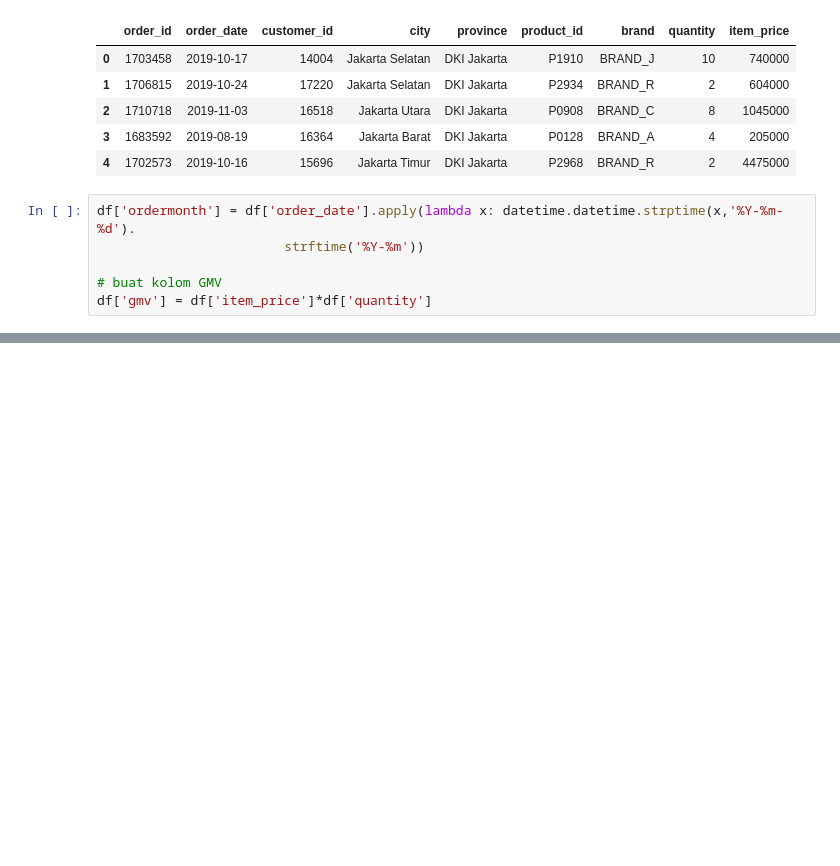
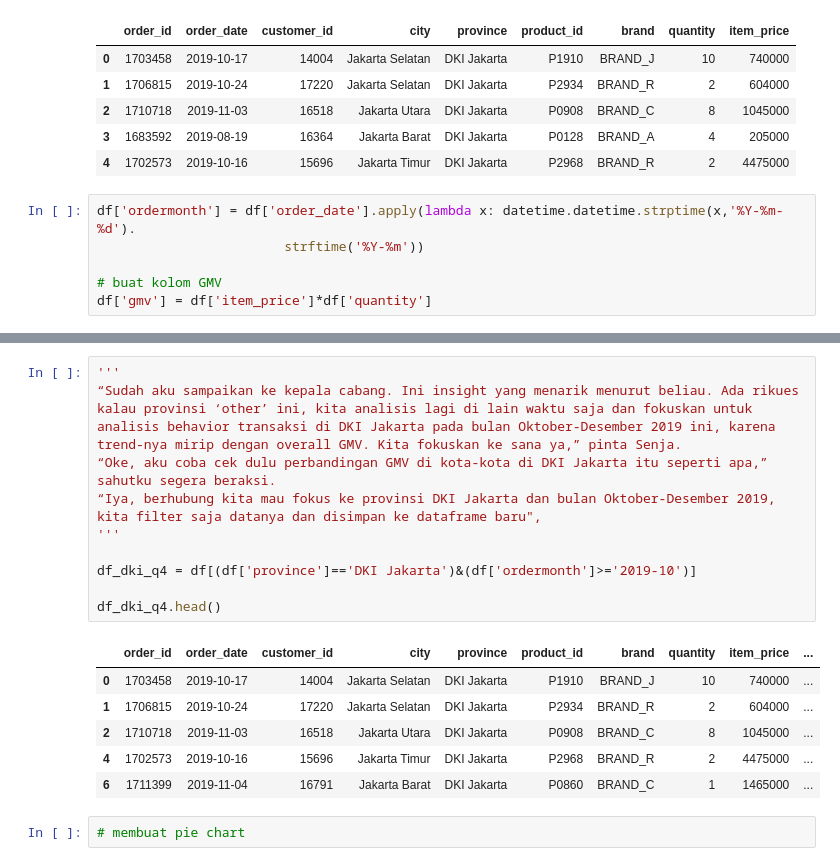
Before and after one commit to Iwanplayground/PROYEK-KECIL2AN, a Jupyter notebook: matpl1.ipynb, the cells around one changed output, grey strips where cells are left out. Drawn from its saved outputs; the diff is of its cells as text; blank space fills up the shorter version.

Commit message:
menambahkan dataAnalystTest sampai data prep

```diff
--- a/matpl1.ipynb
+++ b/matpl1.ipynb
@@ -36,0 +67,19 @@ df.groupby()
+# %%
+'''
+“Sudah aku sampaikan ke kepala cabang. Ini insight yang menarik menurut beliau. Ada rikues kalau provinsi ‘other’ ini, kita analisis lagi di lain waktu saja dan fokuskan untuk analisis behavior transaksi di DKI Jakarta pada bulan Oktober-Desember 2019 ini, karena trend-nya mirip dengan overall GMV. Kita fokuskan ke sana ya,” pinta Senja.
+“Oke, aku coba cek dulu perbandingan GMV di kota-kota di DKI Jakarta itu seperti apa,” sahutku segera beraksi.
+“Iya, berhubung kita mau fokus ke provinsi DKI Jakarta dan bulan Oktober-Desember 2019, kita filter saja datanya dan disimpan ke dataframe baru",
+'''
+
+df_dki_q4 = df[(df['province']=='DKI Jakarta')&(df['ordermonth']>='2019-10')]
+
+df_dki_q4.head()
+# %% [output]
+|  | order_id | order_date | customer_id | city | province | product_id | brand | quantity | item_price | ... |
+| 0 | 1703458 | 2019-10-17 | 14004 | Jakarta Selatan | DKI Jakarta | P1910 | BRAND_J | 10 | 740000 | ... |
+| 1 | 1706815 | 2019-10-24 | 17220 | Jakarta Selatan | DKI Jakarta | P2934 | BRAND_R | 2 | 604000 | ... |
+| 2 | 1710718 | 2019-11-03 | 16518 | Jakarta Utara | DKI Jakarta | P0908 | BRAND_C | 8 | 1045000 | ... |
+| 4 | 1702573 | 2019-10-16 | 15696 | Jakarta Timur | DKI Jakarta | P2968 | BRAND_R | 2 | 4475000 | ... |
+| 6 | 1711399 | 2019-11-04 | 16791 | Jakarta Barat | DKI Jakarta | P0860 | BRAND_C | 1 | 1465000 | ... |
+# %%
+# membuat pie chart
```
Also changed, not shown: parts of 4 cells of this notebook, 1 other file.
